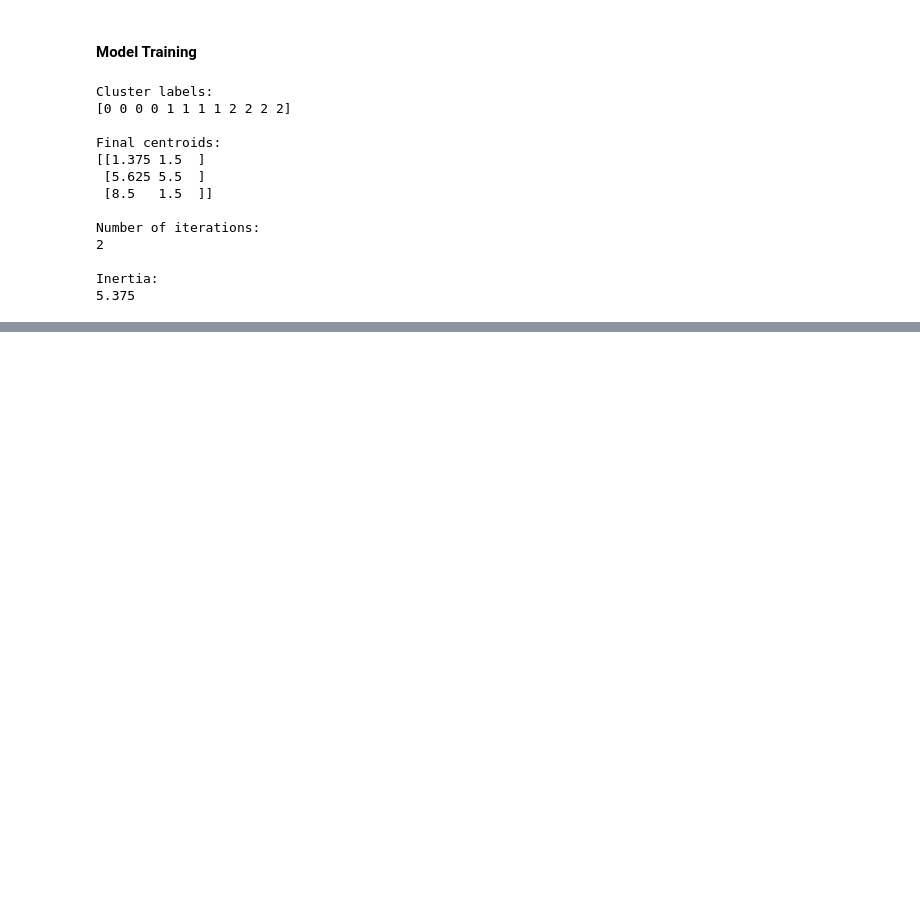
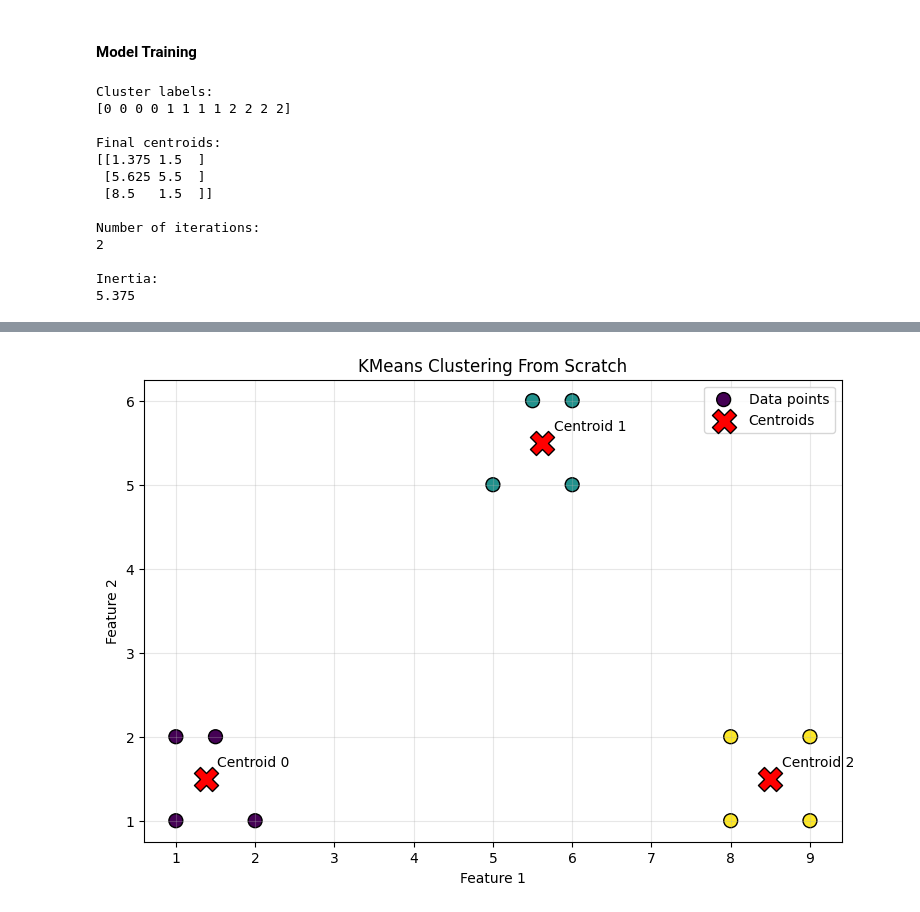
Before and after one commit to mdmohsin212/ai-ml-prep-lab, a Jupyter notebook: 04_Machine Learning/KMeans_from_scratch.ipynb, the cells around one changed output, grey strips where cells are left out. Saved outputs shown, nothing was run; the diff lists cells and outputs as text; code cells hidden in the pictures; blank space fills up the shorter version.

Commit message:
visualize

```diff
--- a/04_Machine Learning/KMeans_from_scratch.ipynb
+++ b/04_Machine Learning/KMeans_from_scratch.ipynb
@@ -287,0 +310,41 @@ Inertia:
+# %%
+plt.figure(figsize=(9, 6))
+
+plt.scatter(
+    X[:, 0],
+    X[:, 1],
+    c=kmeans.labels_,
+    cmap="viridis",
+    s=100,
+    edgecolor="black",
+    label="Data points"
+)
+
+plt.scatter(
+    kmeans.centroids_[:, 0],
+    kmeans.centroids_[:, 1],
+    color="red",
+    marker="X",
+    s=300,
+    edgecolor="black",
+    label="Centroids"
+)
+
+for cluster_id, centroid in enumerate(
+    kmeans.centroids_
+):
+    plt.text(
+        centroid[0] + 0.15,
+        centroid[1] + 0.15,
+        f"Centroid {cluster_id}",
+        fontsize=10
+    )
+
+plt.title("KMeans Clustering From Scratch")
+plt.xlabel("Feature 1")
+plt.ylabel("Feature 2")
+plt.legend()
+plt.grid(alpha=0.3)
+plt.show()
+# %% [output]
+[figure, added]
```
Also changed, not shown: parts of 1 cell of this notebook.
